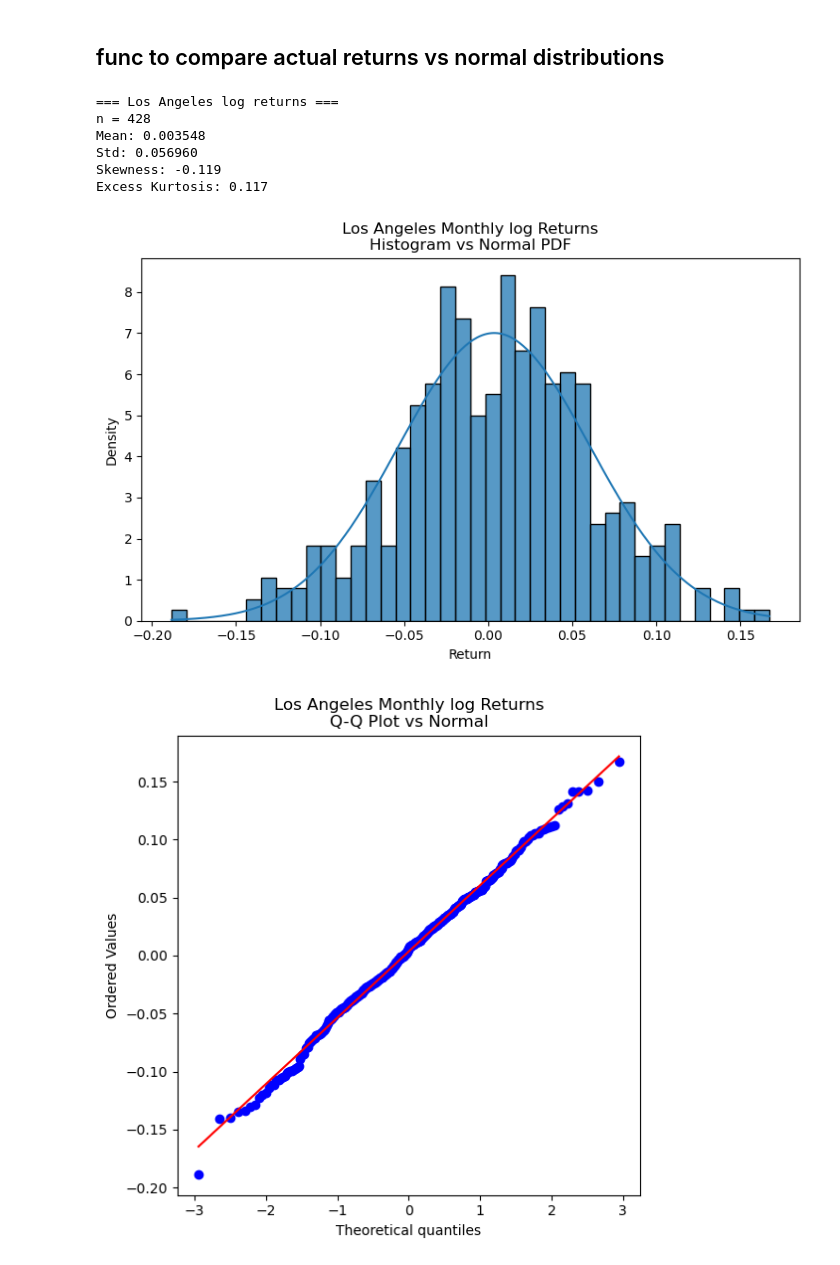
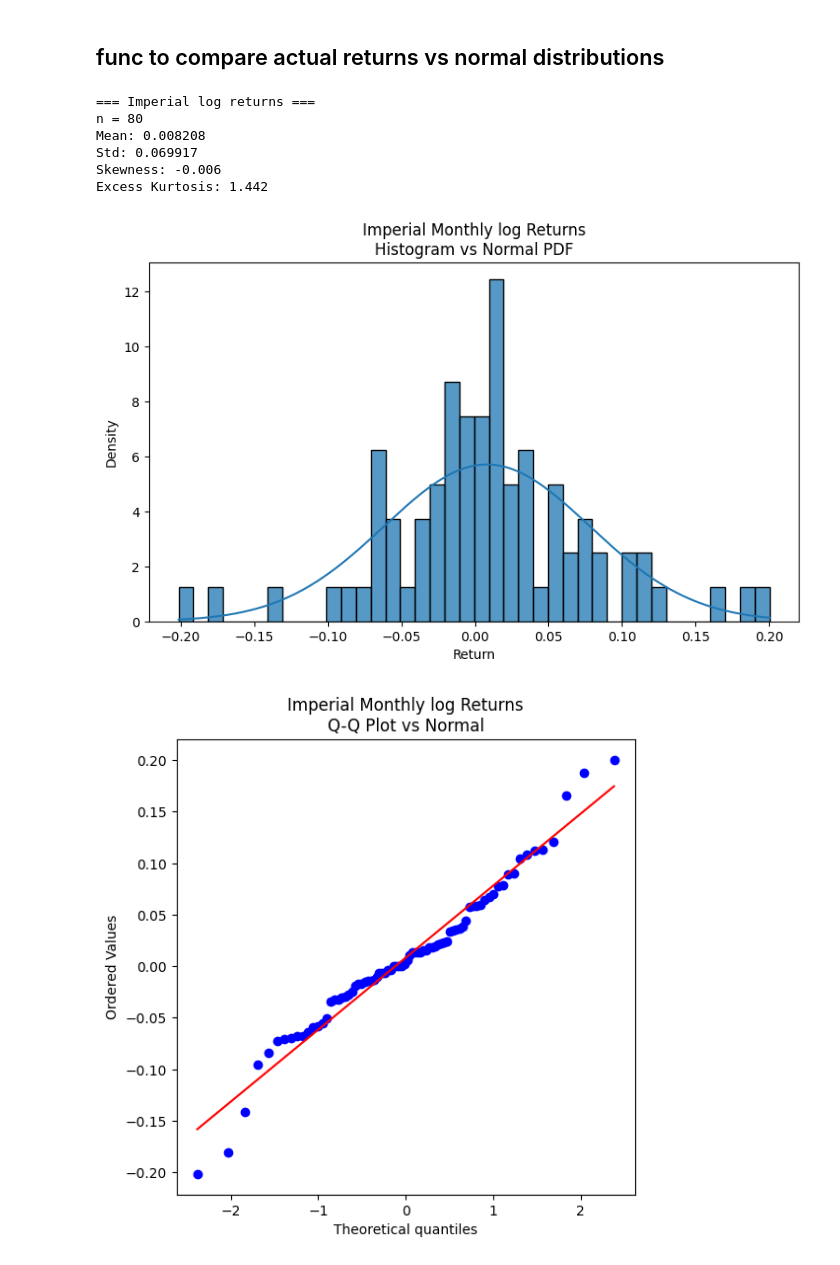
Before and after one commit to alvaroEspinozaMerida/CA_Housing_Analysis, a Jupyter notebook: src/johnny.ipynb, the cells around one changed output. Drawn from its saved outputs; the diff is of its cells as text; code cells hidden in the pictures.

```diff
--- a/src/johnny.ipynb
+++ b/src/johnny.ipynb
@@ -216,15 +213,15 @@ def plot_returns_vs_normal(df: pd.DataFrame, region: str, method: str = "log"):
     plt.title(f"{region} Monthly {method} Returns\nQ-Q Plot vs Normal")
     plt.show()
 # %%
-plot_returns_vs_normal(df, "Los Angeles", method="log")
+plot_returns_vs_normal(df, "Imperial", method="log")
 # %% [output]
-=== Los Angeles log returns ===
-n = 428
-Mean: 0.003548
-Std: 0.056960
-Skewness: -0.119
-Excess Kurtosis: 0.117
+=== Imperial log returns ===
+n = 80
+Mean: 0.008208
+Std: 0.069917
+Skewness: -0.006
+Excess Kurtosis: 1.442
-[figure, old version]
+[figure, new version]
-[figure, old version]
+[figure, new version]
 # %%
 # Compare all SoCal regions side-by-side
```
Also changed, not shown: parts of 11 cells of this notebook.
